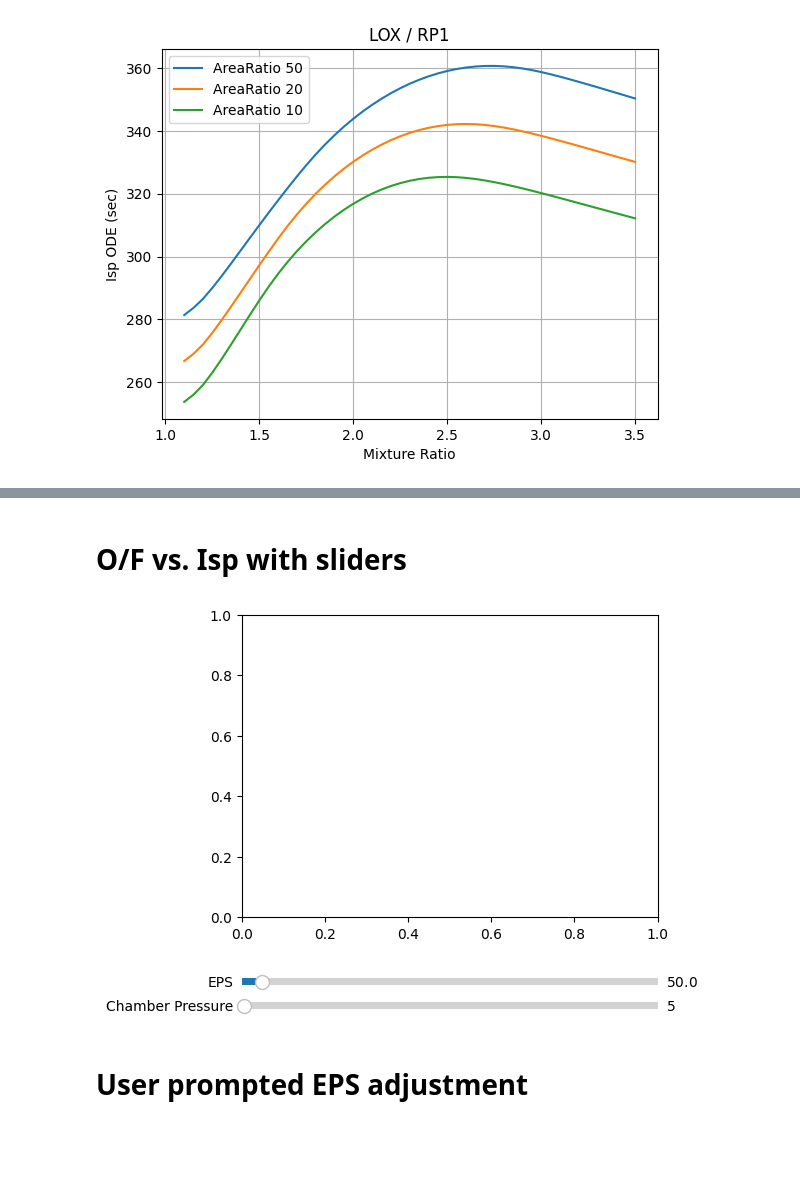
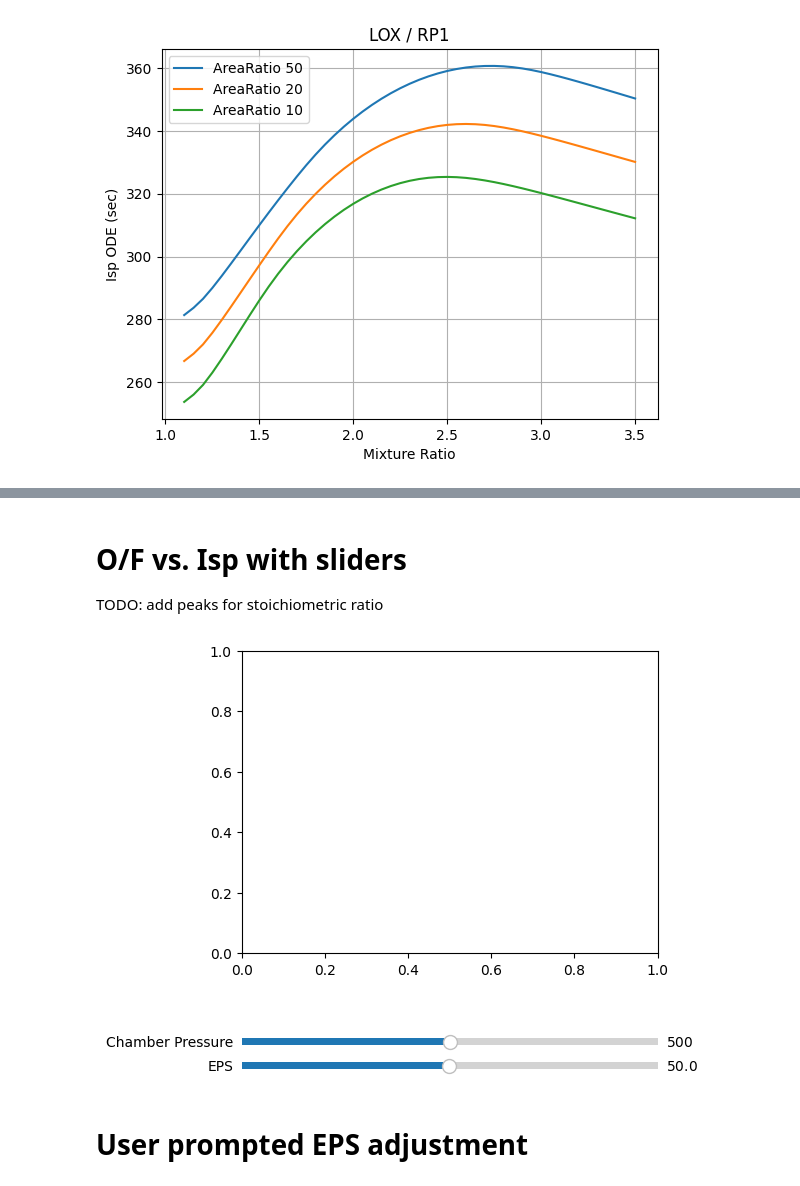
Before and after one commit to 2d1ff1cult/UNLV_SEDS_SPARK2, a Jupyter notebook: RocketCEA.ipynb, the cells around one changed output, grey strips where cells are left out. Drawn from its saved outputs; the diff is of its cells as text; code cells hidden in the pictures; blank space fills up the shorter version.

```diff
--- a/RocketCEA.ipynb
+++ b/RocketCEA.ipynb
@@ -121,14 +127,21 @@ from pylab import *
 Pc = 105.0
 eps = 95.0
 mrMin = 1.0
-mrStep = 0.05
+mrStep = 0.05 # adjust for precision
 mrMax = 10.0
 
 mrL = [mrMin + i*mrStep for i in range( int((mrMax-mrMin)/mrStep))]
 ispLL = [] # a list of lists of Isp data
 
-for oxName,fuelName in [('N2O4','N2H4'),('N2O4','MMH'),('N2O4','M20'),
-    ('CLF5','N2H4'),('CLF5','NH3')]:
+fuels = [
+    ('LOX','RP1'),
+    ('LOX','Ethanol'),
+    ('N2O','Ethanol'),
+    ('LOX','Gasoline'),
+    ('N2O','Gasoline'),
+]
+
+for oxName,fuelName in fuels:
 
     ispObj = CEA_Obj( oxName=oxName, fuelName=fuelName )
 
@@ -145,7 +158,6 @@ grid(True)
 title( 'Propellant Performance Comparison at Eps=%g, Pc=%g psia'%(eps,Pc) )
 xlabel( 'Mixture Ratio' )
 ylabel( 'Isp ODE (sec)' )
-savefig('cea_compare2.png', dpi=120)
 
 show()
 # %% [output]
@@ -153,5 +204,6 @@ show()
 # %% [markdown]
 # O/F vs. Isp with sliders
+TODO: add peaks for stoichiometric ratio
 # %%
 from rocketcea.cea_obj import CEA_Obj
 import matplotlib.pyplot as plt
@@ -160,77 +212,78 @@ from matplotlib.widgets import Button, Slider
 
 Pc = 500.0
 eps = 27.0
-mrMin = 0.01
-mrStep = 0.05
+mrMin = 0
+mrStep = 0.1
 mrMax = 10.0
 
 # Create the figure and the line that we will manipulate
 fig, ax = plt.subplots()
 
-
-
-
 # adjust the main plot to make room for the sliders
 fig.subplots_adjust(left=0.25, bottom=0.25)
 
-# Make a horizontal slider to control the frequency.
-boxeps = fig.add_axes([0.25, 0.1, 0.65, 0.03])
+boxeps = fig.add_axes([0.25, 0, 0.65, 0.03])
 slidereps = Slider(
     ax=boxeps,
     label='EPS',
     valmin=0.1,
-    valmax=1000,
+    valmax=100,
     valinit=50,
     orientation="horizontal"
 )
 
-# Make a vertically oriented slider to control the amplitude
 boxpc = fig.add_axes([0.25, 0.05, 0.65, 0.03])
 sliderpc = Slider(
     ax=boxpc,
     label="Chamber Pressure",
     valmin=0,
     valmax=1000,
-    valinit=5,
+    valinit=500,
     orientation="horizontal"
 )
 
+fuels = [
+    ('LOX','RP1'),
+    ('LOX','Ethanol'),
+    ('N2O','Ethanol'),
+    ('LOX','Gasoline'),
+    ('N2O','Gasoline'),
+]
 
 # The function to be called anytime a slider's value changes
 def update(val):
     ax.clear()
     Pc = sliderpc.val
     eps = slidereps.val
     mrL = [mrMin + i*mrStep for i in range( int((mrMax-mrMin)/mrStep))]
     ispLL = [] # a list of lists of Isp data
-    for oxName,fuelName in [('N2O4','N2H4'),('N2O4','MMH'),('N2O4','M20'),
-        ('CLF5','N2H4'),('CLF5','NH3')]:
+    for oxName,fuelName in fuels:
 
         ispObj = CEA_Obj( oxName=oxName, fuelName=fuelName )
 
         ispL = [ispObj.get_Isp(Pc=sliderpc.val, MR=MR, eps=slidereps.val) for MR in mrL]
         ispLL.append( [max(ispL), '%s/%s'%(oxName,fuelName), ispL] )
 
     ispLL.sort(reverse=True) # sort in-place from high to low
 
     for maxIsp, name, ispL in ispLL:
         ax.plot(mrL, ispL, label=name, linewidth=2)
 
     ax.legend(loc='best')
     ax.grid(True)
-    plt.title( 'Propellant Performance Comparison at Eps=%g, Pc=%g psia'%(eps,Pc) )
+    plt.title( 'Performance Comparison at Eps=%g, Pc=%g psia'%(eps,Pc),loc='center')
     ax.set_xlabel( 'Mixture Ratio' )
     ax.set_ylabel( 'Isp ODE (sec)' )
     print('Pc set to: %g  EPS set to: %g'%(Pc,eps))
-    # fig.canvas.draw_idle()
+    fig.canvas.draw_idle()
 
 # register the update function with each slider
 slidereps.on_changed(update)
 sliderpc.on_changed(update)
 
 plt.show()
 # %% [output]
-[figure, old version]
+[figure, new version]
 # %% [markdown]
 # User prompted EPS adjustment
 # %%
```
Also changed, not shown: parts of 20 cells of this notebook.
